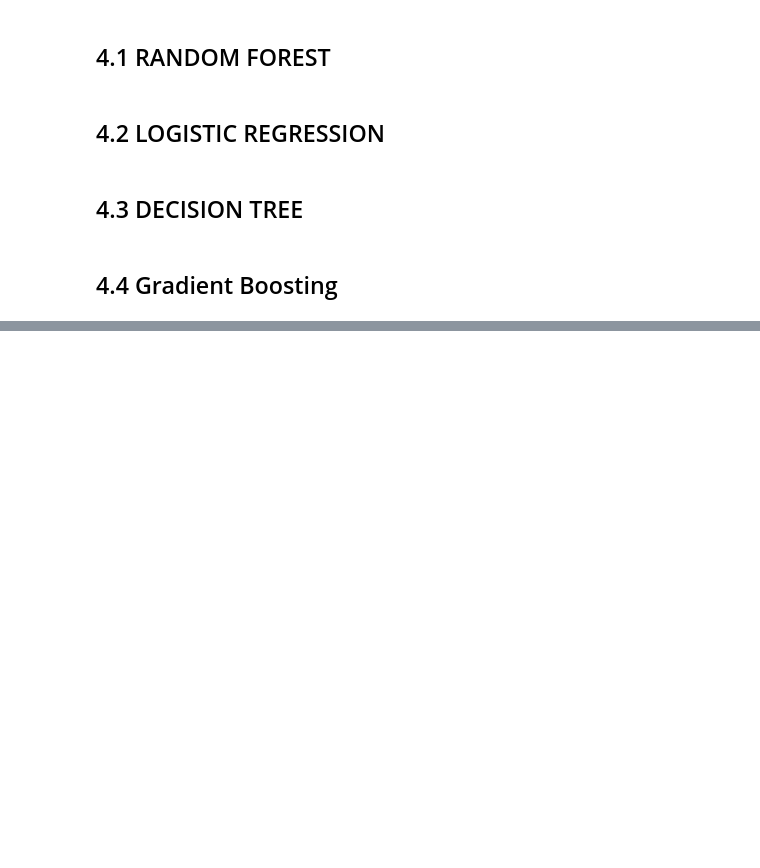
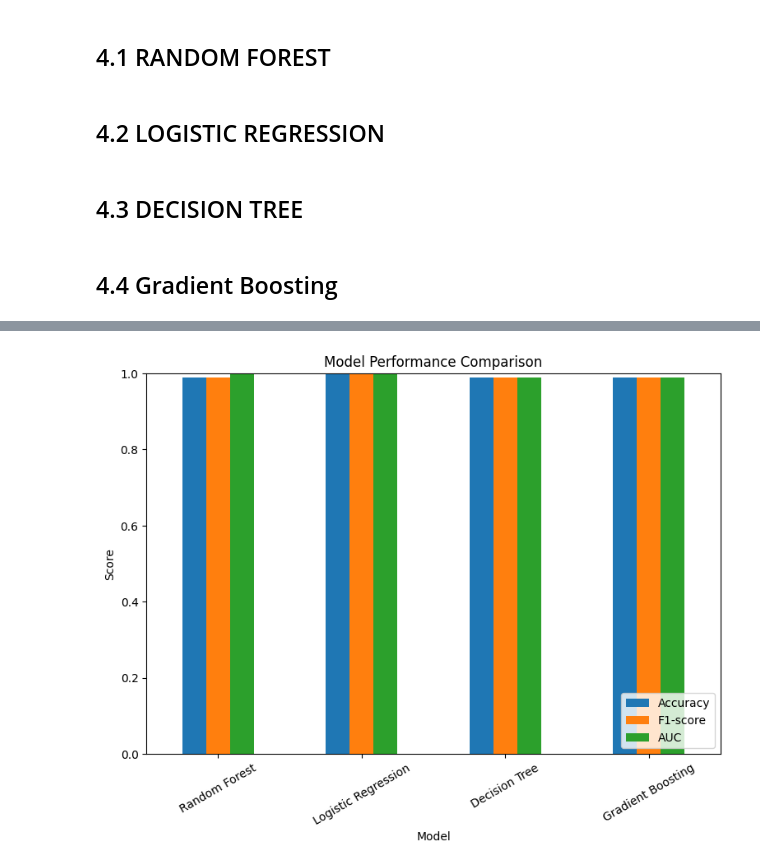
Before and after one commit to JakeSparrow1/project_team_20, a Jupyter notebook: shared_group_notebook.ipynb, the cells around one changed output, grey strips where cells are left out. Saved outputs shown, nothing was run; the diff lists cells and outputs as text; code cells hidden in the pictures; blank space fills up the shorter version.

```diff
--- a/shared_group_notebook.ipynb
+++ b/shared_group_notebook.ipynb
@@ -813,0 +876,11 @@ results["Gradient Boosting"] = {
+# %%
+# ---- Plot Accuracy, F1, AUC Comparison ----
+df_results.set_index("Model")[["Accuracy", "F1-score", "AUC"]].plot(kind="bar", figsize=(9,6))
+plt.title("Model Performance Comparison")
+plt.ylabel("Score")
+plt.ylim(0, 1)
+plt.xticks(rotation=30)
+plt.legend(loc="lower right")
+plt.show()
+# %% [output]
+[figure, added]
```
Also changed, not shown: parts of 7 cells of this notebook.
